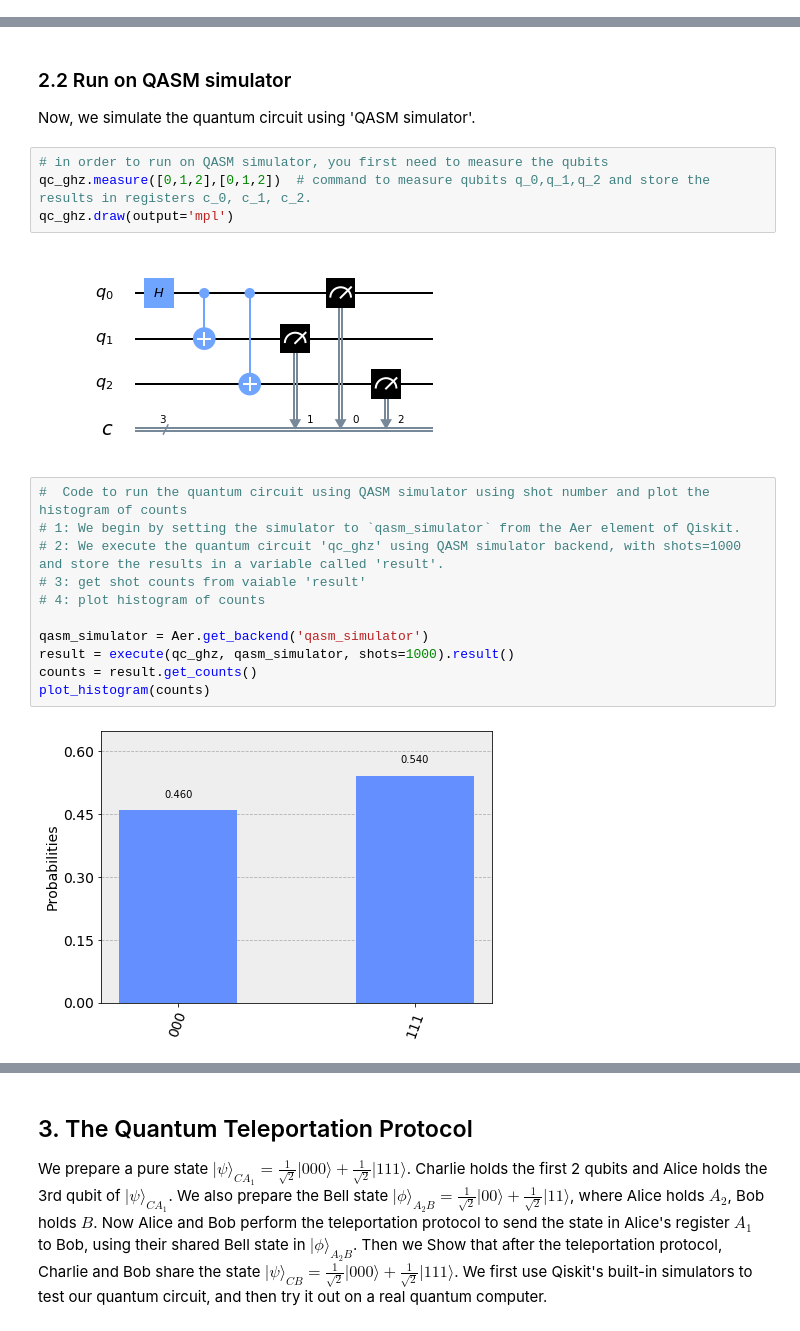
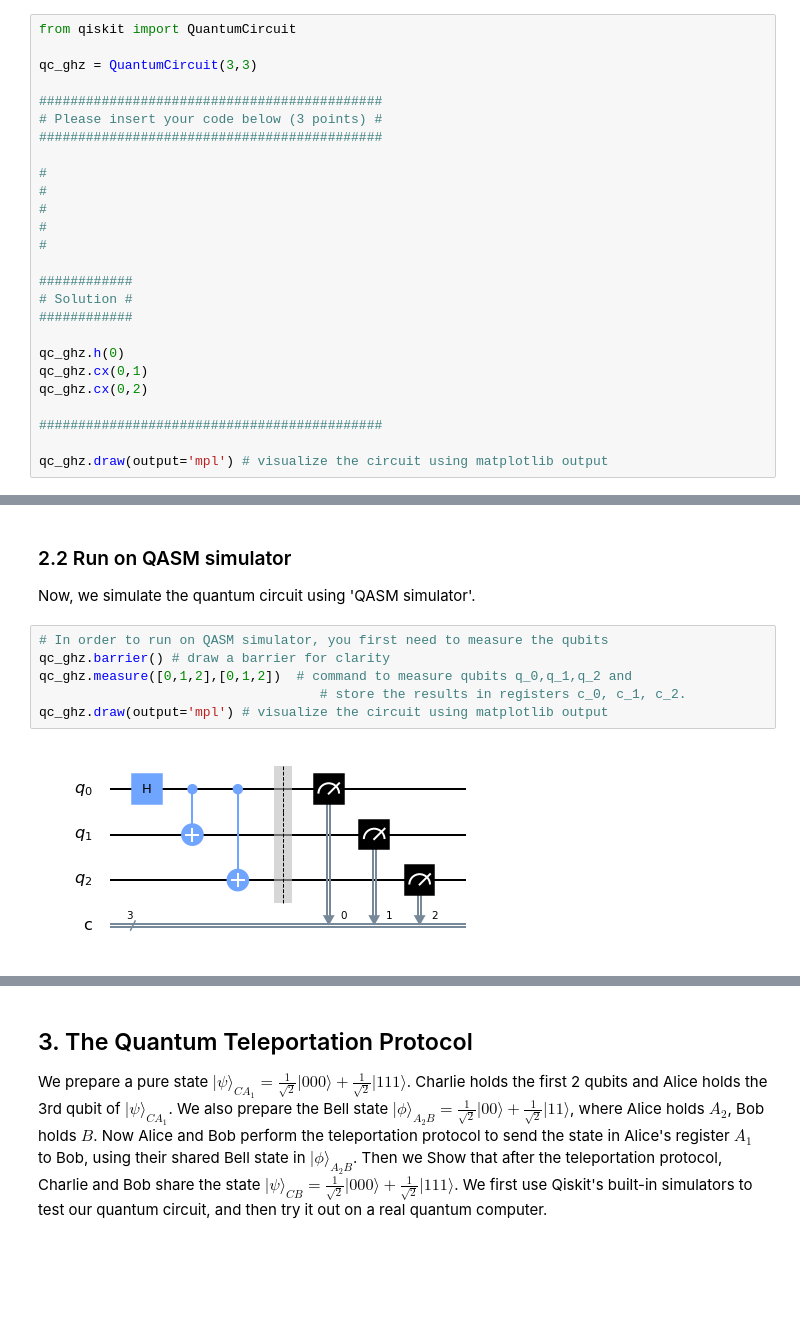
Before and after one commit to HuangJunye/NUS-PC5228-Qiskit-Workshop, a Jupyter notebook: CA/PC5228_CA_Qiskit.ipynb, the cells around one changed output, grey strips where cells are left out. Cells and saved outputs as stored; diff of their text form; blank space fills up the shorter version.

```diff
--- a/CA/PC5228_CA_Qiskit.ipynb
+++ b/CA/PC5228_CA_Qiskit.ipynb
@@ -132,0 +92,26 @@ qc_ghz.draw(output='mpl')
+# %%
+from qiskit import QuantumCircuit
+
+qc_ghz = QuantumCircuit(3,3)
+
+############################################
+# Please insert your code below (3 points) #
+############################################
+
+#
+#
+#
+#
+#
+
+############
+# Solution #
+############
+
+qc_ghz.h(0)
+qc_ghz.cx(0,1)
+qc_ghz.cx(0,2)
+
+############################################
+
+qc_ghz.draw(output='mpl') # visualize the circuit using matplotlib output
@@ -144,21 +135,10 @@ plot_state_city(statevector)
 ### 2.2 Run on QASM simulator <a id='testing2'></a>
 Now, we simulate the quantum circuit using 'QASM  simulator'.
 # %%
-# in order to run on QASM simulator, you first need to measure the qubits
-qc_ghz.measure([0,1,2],[0,1,2])  # command to measure qubits q_0,q_1,q_2 and store the results in registers c_0, c_1, c_2.
-qc_ghz.draw(output='mpl')
+# In order to run on QASM simulator, you first need to measure the qubits
+qc_ghz.barrier() # draw a barrier for clarity
+qc_ghz.measure([0,1,2],[0,1,2])  # command to measure qubits q_0,q_1,q_2 and
+                                    # store the results in registers c_0, c_1, c_2.
+qc_ghz.draw(output='mpl') # visualize the circuit using matplotlib output
 # %% [output]
-[figure, old version]
+[figure, new version]
-# %%
-#  Code to run the quantum circuit using QASM simulator using shot number and plot the histogram of counts
-# 1: We begin by setting the simulator to `qasm_simulator` from the Aer element of Qiskit.
-# 2: We execute the quantum circuit 'qc_ghz' using QASM simulator backend, with shots=1000 and store the results in a variable called 'result'.
-# 3: get shot counts from vaiable 'result'
-# 4: plot histogram of counts
-
-qasm_simulator = Aer.get_backend('qasm_simulator')
-result = execute(qc_ghz, qasm_simulator, shots=1000).result()
-counts = result.get_counts()
-plot_histogram(counts)
-# %% [output]
-[figure, removed]
```
Also changed, not shown: parts of 91 cells of this notebook, 11 other files.
